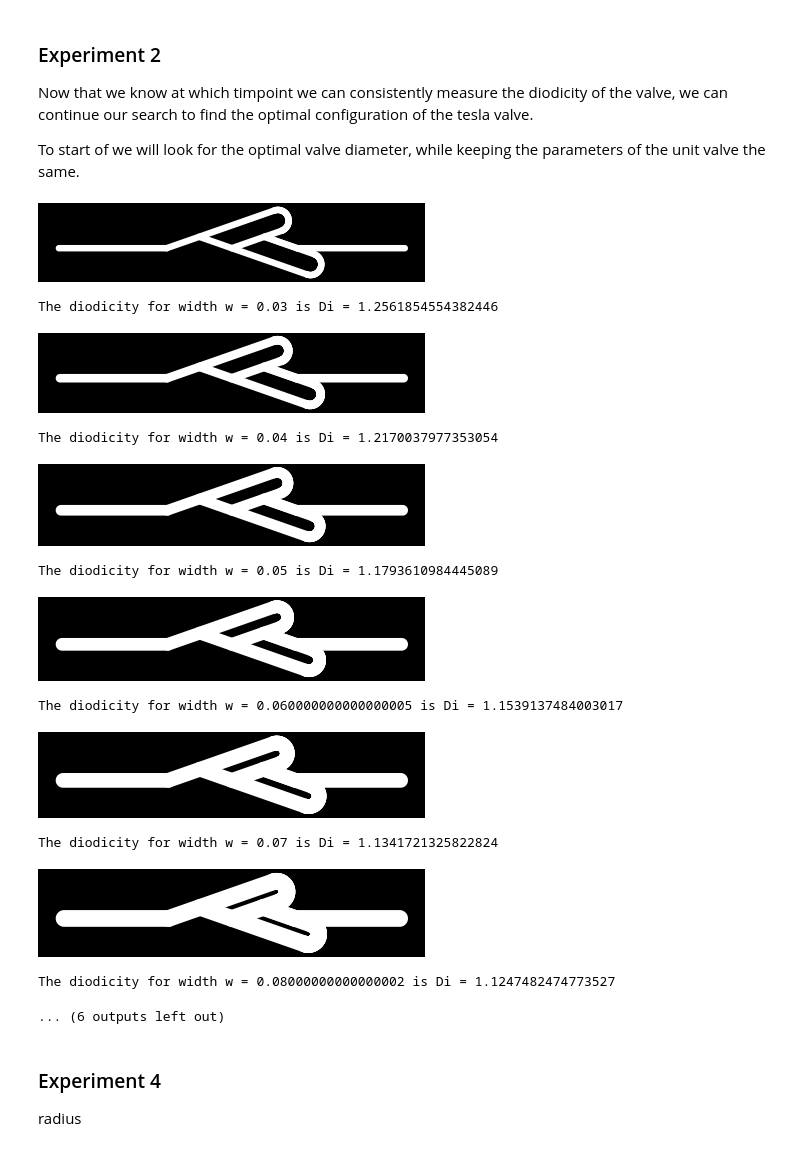
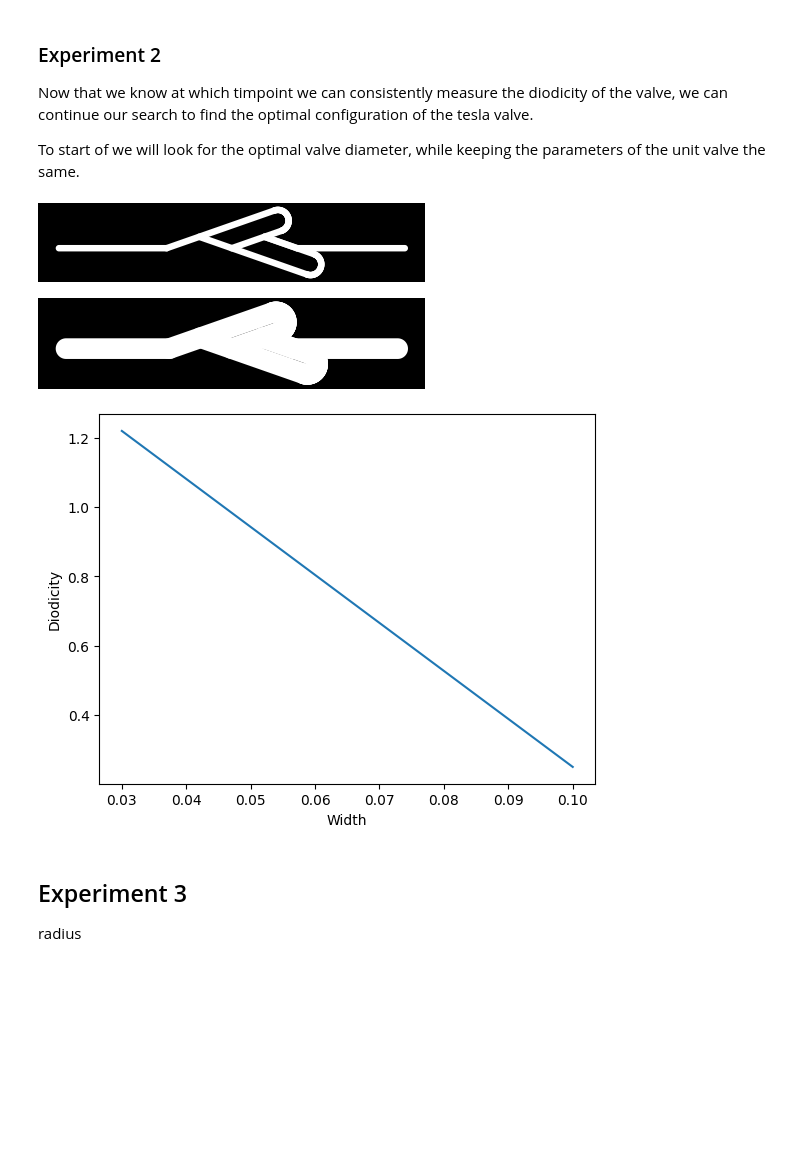
Before and after one commit to KPutti71/project_comp_sci, a Jupyter notebook: experiments.ipynb, the cells around one changed output. Cells and saved outputs as stored; diff of their text form; code cells hidden in the pictures; blank space fills up the shorter version.

Commit message:
experiment changes

```diff
--- a/experiments.ipynb
+++ b/experiments.ipynb
@@ -146,8 +145,9 @@ sim_params = {
     "png_path": "data/valve.png",
     "visualization_by": "pressure_field",
     "la": 1.02,
-    "Tf": 4000,
-    "input_vel": 0.015
+    "input_vel": 0.015,
+    "Re": 20,
+    "Tf": 4000
     }
 # %% [markdown]
 ### Experiment 2
@@ -158,56 +161,33 @@ To start of we will look for the optimal valve diameter, while keeping the param
 # %%
-import matplotlib.pyplot as plt
-import numpy as np
-import warnings
-import logging
-plt.close("all")
-
-warnings.filterwarnings("ignore", module="pylbm")
-warnings.filterwarnings("ignore", message=".*FigureCanvasAgg.*")
-logging.getLogger("pylbm").setLevel(logging.ERROR)
-
-def diodicity(reverse, forward):
-    return reverse / forward
-
-width = np.arange(0.03, 0.1, 0.01)
+width = np.linspace(0.03, 0.1, 10)
 D = []
 
+# -------------------------
+# Parameter sweep
+# -------------------------
 for w in width:
     generate_valve(w, 2, 0.35, 0.1, 1)
 
-    # Run simulations
-    sim_rev = Simulation(flip_x = False, **sim_params)
-    sim_for = Simulation(flip_x = True, **sim_params)
+    sim_rev = Simulation(flip_x=False, **sim_params)
+    sim_for = Simulation(flip_x=True, **sim_params)
 
-    sol_for = sim_for.run()
-    sol_rec = sim_rev.run()
+    sim_for.run()
+    sim_rev.run()
 
-    # Calculate flow resistance for diodicity
-    reverse_res = sim_rev.flow_resistance()
-    forward_res = sim_for.flow_resistance()
-    # print(f"Reverse Flow resistance at time t = {sim_rev.Tf} is R = {reverse_res}")
-    # print(f"Forward Flow resistance at time t = {sim.Tf} is R = {forward_res}")
+    D.append(sim_rev.flow_resistance()/sim_for.flow_resistance())
 
-    Diodicity = diodicity(reverse_res, forward_res)
-    D.append(Diodicity)
-    print(f"The diodicity for width w = {w} is Di = {Diodicity}")
-
+# -------------------------
+# Plot
+# -------------------------
 plt.plot(width, D)
+plt.xlabel("Width")
+plt.ylabel("Diodicity")
+plt.show()
 # %% [output]
 [figure]
-The diodicity for width w = 0.03 is Di = 1.2561854554382446
-[figure, old version]
+[figure, new version]
-The diodicity for width w = 0.04 is Di = 1.2170037977353054
-[figure, old version]
+[figure, new version]
-The diodicity for width w = 0.05 is Di = 1.1793610984445089
-[figure, removed]
-The diodicity for width w = 0.060000000000000005 is Di = 1.1539137484003017
-[figure, removed]
-The diodicity for width w = 0.07 is Di = 1.1341721325822824
-[figure, removed]
-The diodicity for width w = 0.08000000000000002 is Di = 1.1247482474773527
-... (6 outputs left out)
 # %% [markdown]
-### Experiment 4
+## Experiment 3
 
 radius
```
Also changed, not shown: parts of 12 cells of this notebook, 2 other files.
